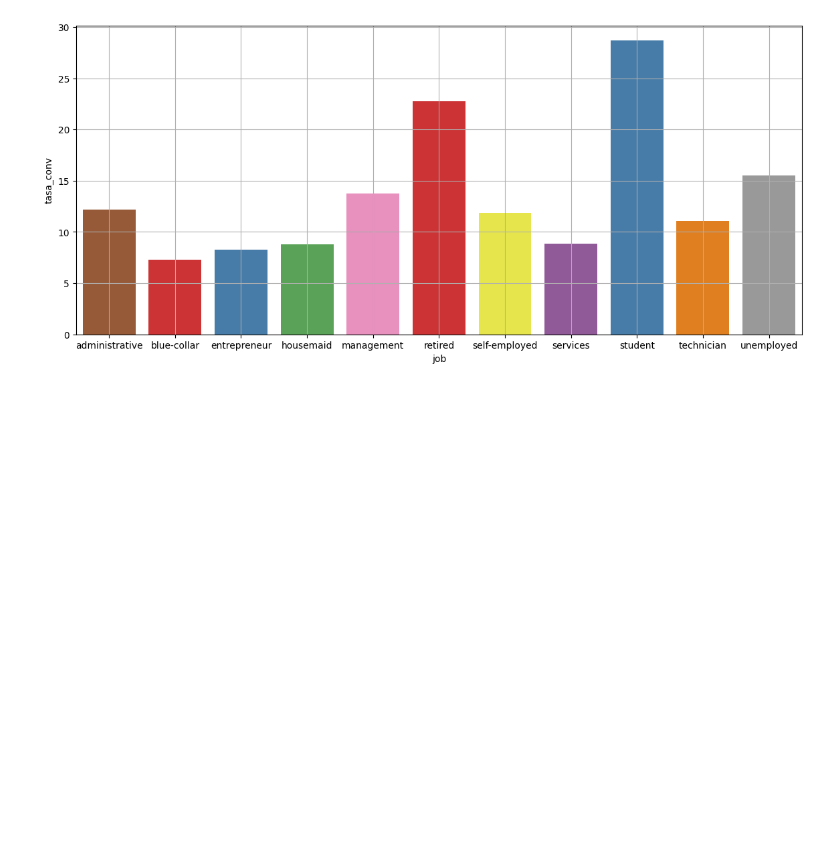
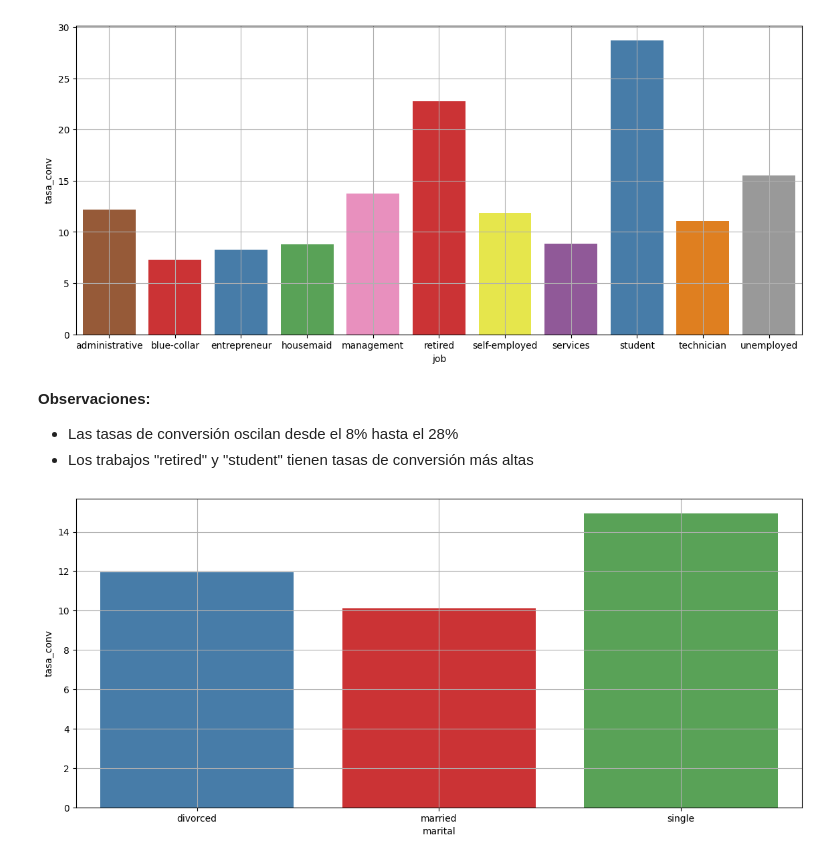
Before and after one commit to mizos0512/RPython, a Jupyter notebook: Mis_Proyectos/marketing_bank.ipynb, the cells around one changed output. Cells and saved outputs as stored; diff of their text form; code cells hidden in the pictures; blank space fills up the shorter version.

Commit message:
Guardando Archivos 500

```diff
--- a/Mis_Proyectos/marketing_bank.ipynb
+++ b/Mis_Proyectos/marketing_bank.ipynb
@@ -694,3 +696,12 @@ Ahora realizaremos un análisis similar pero para las **'Variables Categóricas'
 graficar_tasas_conversion('job','y_bin',type='bar')
 # %% [output]
 [figure]
+# %% [markdown]
+**Observaciones:**
+* Las tasas de conversión oscilan desde el 8% hasta el 28%
+* Los trabajos "retired" y "student" tienen tasas de conversión más altas
+# %%
+# Miramos ahora el estado civil ´marital'Archivos
+graficar_tasas_conversion('marital','y_bin',type='bar')
+# %% [output]
+[figure, added]
```
Also changed, not shown: parts of 19 cells of this notebook.
